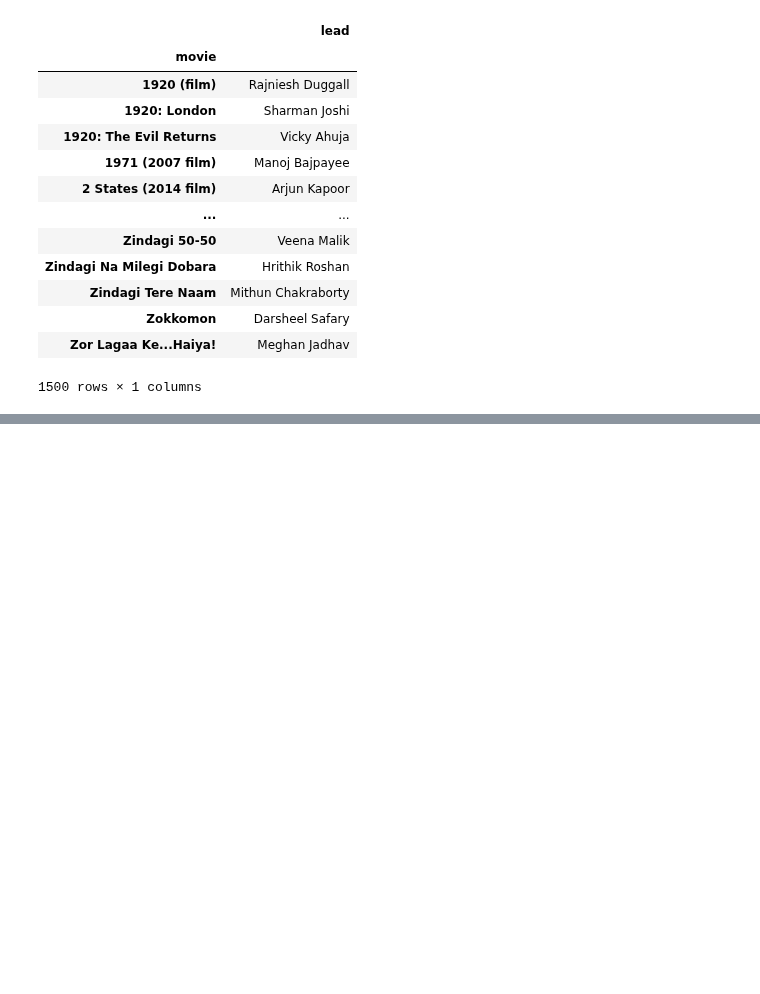
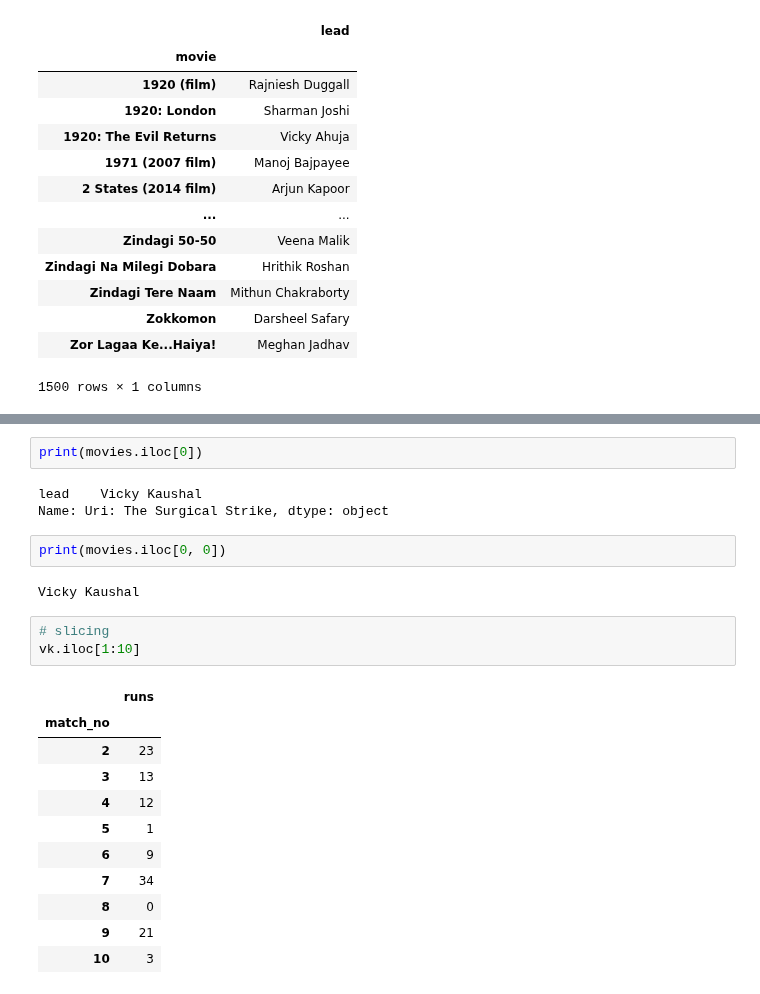
Before and after one commit to Saifullah785/Python_for_Data_Science, a Jupyter notebook: Pandas_For_Data_Science/class_01_Pandas_Series.ipynb, the cells around one changed output, grey strips where cells are left out. Saved outputs shown, nothing was run; the diff lists cells and outputs as text; blank space fills up the shorter version.

```diff
--- a/Pandas_For_Data_Science/class_01_Pandas_Series.ipynb
+++ b/Pandas_For_Data_Science/class_01_Pandas_Series.ipynb
@@ -287,0 +370,24 @@ movies.sort_index()
+# %%
+print(movies.iloc[0])
+# %% [output]
+lead    Vicky Kaushal
+Name: Uri: The Surgical Strike, dtype: object
+# %%
+print(movies.iloc[0, 0])
+# %% [output]
+Vicky Kaushal
+# %%
+# slicing
+vk.iloc[1:10]
+# %% [output]
+|  | runs |
+| match_no |  |
+| 2 | 23 |
+| 3 | 13 |
+| 4 | 12 |
+| 5 | 1 |
+| 6 | 9 |
+| 7 | 34 |
+| 8 | 0 |
+| 9 | 21 |
+| 10 | 3 |
```
Also changed, not shown: parts of 24 cells of this notebook.
